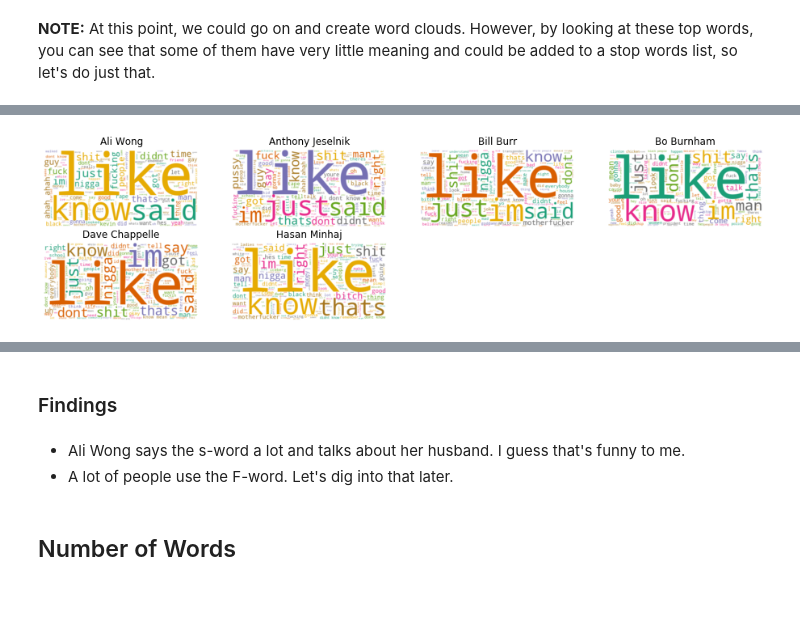
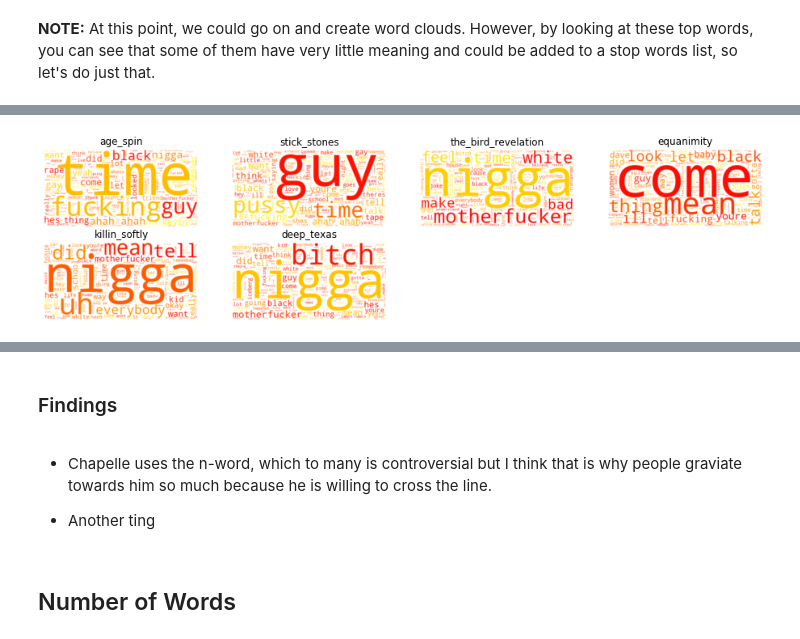
Before and after one commit to KwasiArhin/chappelle_comedy-, a Jupyter notebook: 2-Exploratory-Data-Analysis.ipynb, the cells around one changed output, grey strips where cells are left out. Cells and saved outputs as stored; diff of their text form; code cells hidden in the pictures; blank space fills up the shorter version.

```diff
--- a/2-Exploratory-Data-Analysis.ipynb
+++ b/2-Exploratory-Data-Analysis.ipynb
@@ -57,9 +63,9 @@ top_dict
 # %%
-# Print the top 15 words said by each comedian
-for comedian, top_words in top_dict.items():
-    print(comedian)
-    print(', '.join([word for word, count in top_words[0:14]]))
-    print('---')
+# Print the top 15 words in each special
+for special, top_words in top_dict.items():
+    print(special)
+    print(", ".join([word for word, count in top_words[0:14]]))
+    print("---")
 # %% [output]
 age_spin
 like, know, said, just, im, shit, people, didnt, ahah, dont, time, fuck, thats, fucking
@@ -87,8 +94,8 @@ from collections import Counter
 
 # Let's first pull out the top 30 words for each comedian
 words = []
-for comedian in data.columns:
-    top = [word for (word, count) in top_dict[comedian]]
+for special in data.columns:
+    top = [word for (word, count) in top_dict[special]]
     for t in top:
         words.append(t)
 
@@ -135,5 +144,5 @@ Counter(words).most_common()
 # %%
-# If more than half of the comedians have it as a top word, exclude it from the list
-add_stop_words = [word for word, count in Counter(words).most_common() if count > 6]
+# If more than 4 of the specials have it as a top word, exclude it from the list
+add_stop_words = [word for word, count in Counter(words).most_common() if count > 4]
 add_stop_words
 # %% [output]
@@ -164,5 +194,10 @@ data_stop.to_pickle("dtm_stop.pkl")
 # Terminal / Anaconda Prompt: conda install -c conda-forge wordcloud
 from wordcloud import WordCloud
 
-wc = WordCloud(stopwords=stop_words, background_color="white", colormap="Dark2",
-               max_font_size=150, random_state=42)
+wc = WordCloud(
+    stopwords=stop_words,
+    background_color="white",
+    colormap="autumn",
+    max_font_size=150,
+    random_state=42,
+)
@@ -169,20 +206,26 @@ wc = WordCloud(stopwords=stop_words, background_color="white", colormap="Dark2",
 # %%
 # Reset the output dimensions
 import matplotlib.pyplot as plt
 
-plt.rcParams['figure.figsize'] = [16, 6]
+plt.rcParams["figure.figsize"] = [16, 6]
 
-full_names = ['Ali Wong', 'Anthony Jeselnik', 'Bill Burr', 'Bo Burnham', 'Dave Chappelle', 'Hasan Minhaj']
-
+full_names = [
+    "age_spin",
+    "stick_stones",
+    "the_bird_revelation",
+    "equanimity",
+    "killin_softly",
+    "deep_texas",
+]
 # Create subplots for each comedian
 for index, comedian in enumerate(data.columns):
     wc.generate(data_clean.transcript[comedian])
 
-    plt.subplot(3, 4, index+1)
+    plt.subplot(3, 4, index + 1)
     plt.imshow(wc, interpolation="bilinear")
     plt.axis("off")
     plt.title(full_names[index])
 
 plt.show()
 # %% [output]
-[figure, old version]
+[figure, new version]
@@ -189,8 +233,9 @@ plt.show()
 # %% [markdown]
 ### Findings
-# %% [markdown]
-* Ali Wong says the s-word a lot and talks about her husband. I guess that's funny to me.
-* A lot of people use the F-word. Let's dig into that later.
+# %% [markdown]
+* Chapelle uses the n-word, which to many is controversial but I think that is why people graviate towards him so much because he is willing to cross the line.
+
+* Another ting
 # %% [markdown]
 ## Number of Words
 # %% [markdown]
```
Also changed, not shown: parts of 17 cells of this notebook, 11 other files.
